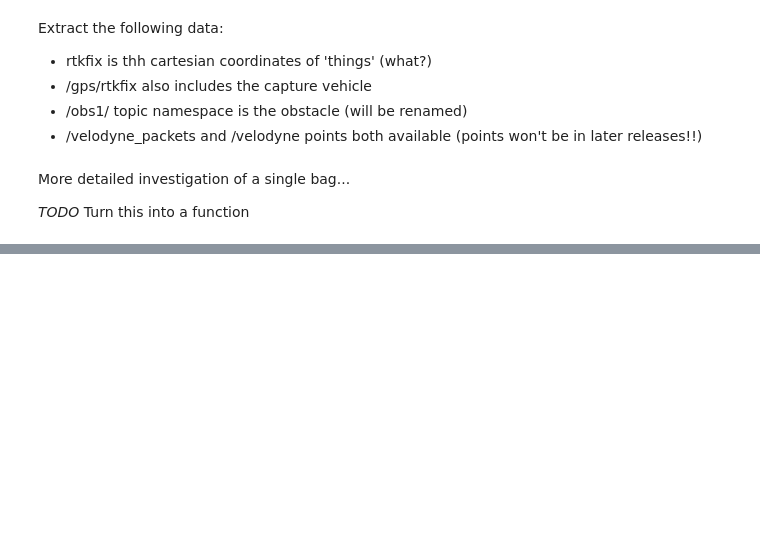
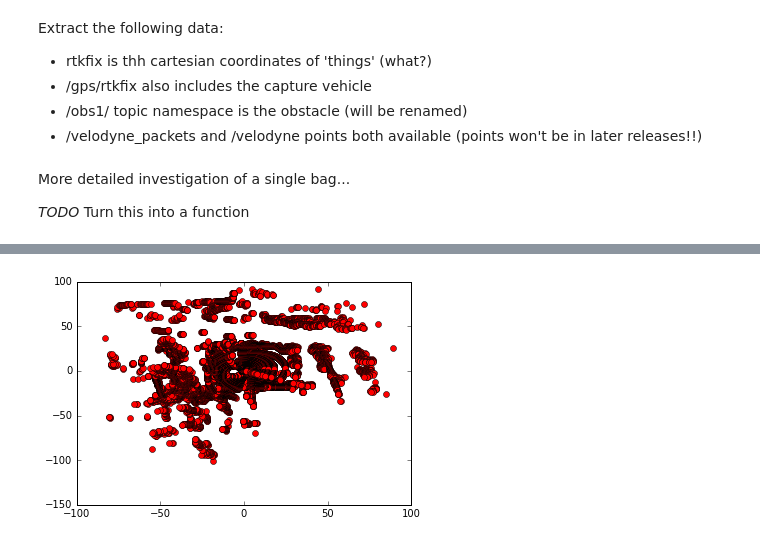
Before and after one commit to markstrefford/didi-sdc-challenge-2017, a Jupyter notebook: explore_udacity_didi_data.ipynb, the cells around one changed output, grey strips where cells are left out. Saved outputs shown, nothing was run; the diff lists cells and outputs as text; code cells hidden in the pictures; blank space fills up the shorter version.

```diff
--- a/explore_udacity_didi_data.ipynb
+++ b/explore_udacity_didi_data.ipynb
@@ -143,0 +244,5 @@ for i in range(len(point_cloud)):
+# %%
+plt.plot(pt_x, pt_y, 'ro')
+plt.show()
+# %% [output]
+[figure, added]
```
Also changed, not shown: parts of 13 cells of this notebook, 4 other files.
